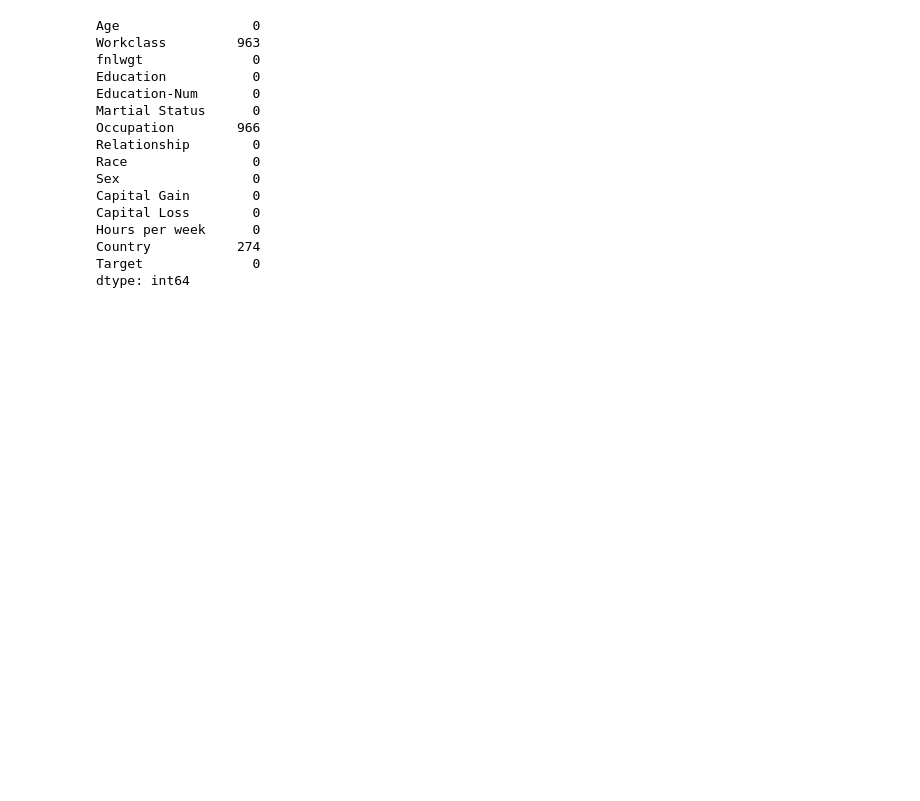
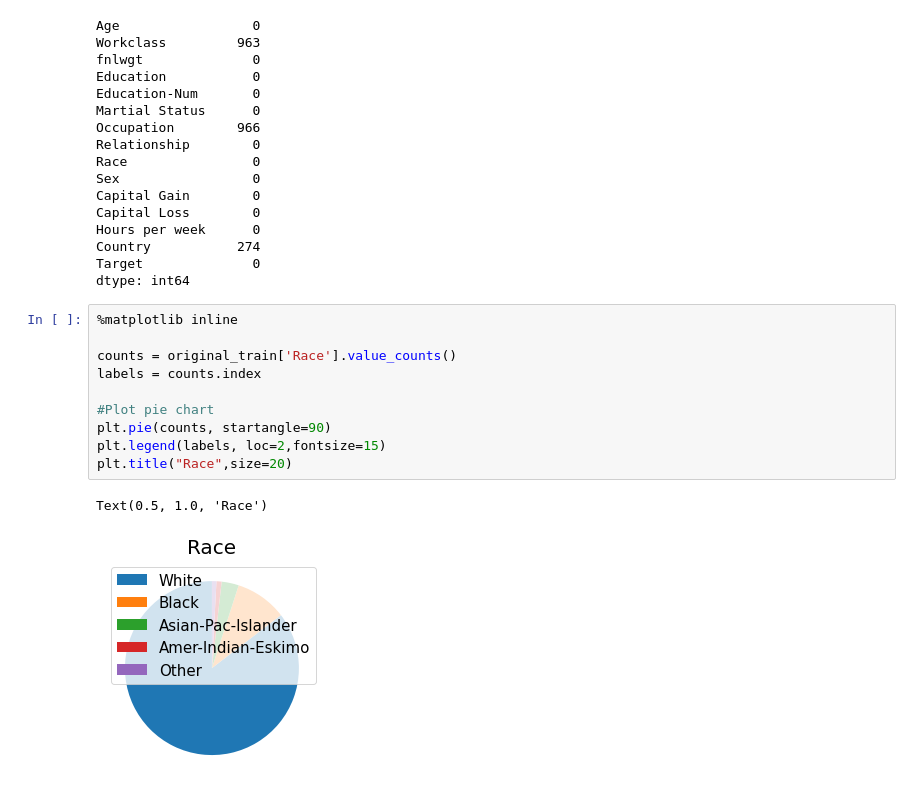
Before and after one commit to sainioan/TML_Project3, a Jupyter notebook: Project_3.ipynb, the cells around one changed output. Drawn from its saved outputs; the diff is of its cells as text; blank space fills up the shorter version.

```diff
--- a/Project_3.ipynb
+++ b/Project_3.ipynb
@@ -67,3 +69,16 @@ Hours per week      0
 Country           274
 Target              0
 dtype: int64
+# %%
+%matplotlib inline
+
+counts = original_train['Race'].value_counts()
+labels = counts.index
+
+#Plot pie chart
+plt.pie(counts, startangle=90)
+plt.legend(labels, loc=2,fontsize=15)
+plt.title("Race",size=20)
+# %% [output]
+Text(0.5, 1.0, 'Race')
+[figure, added]
```
Also changed, not shown: parts of 2 cells of this notebook.
